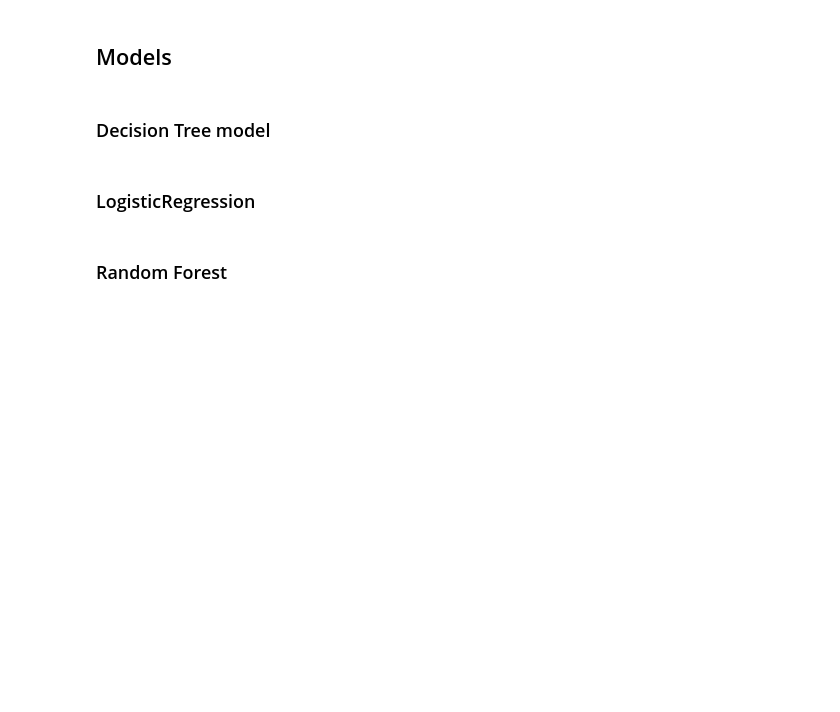
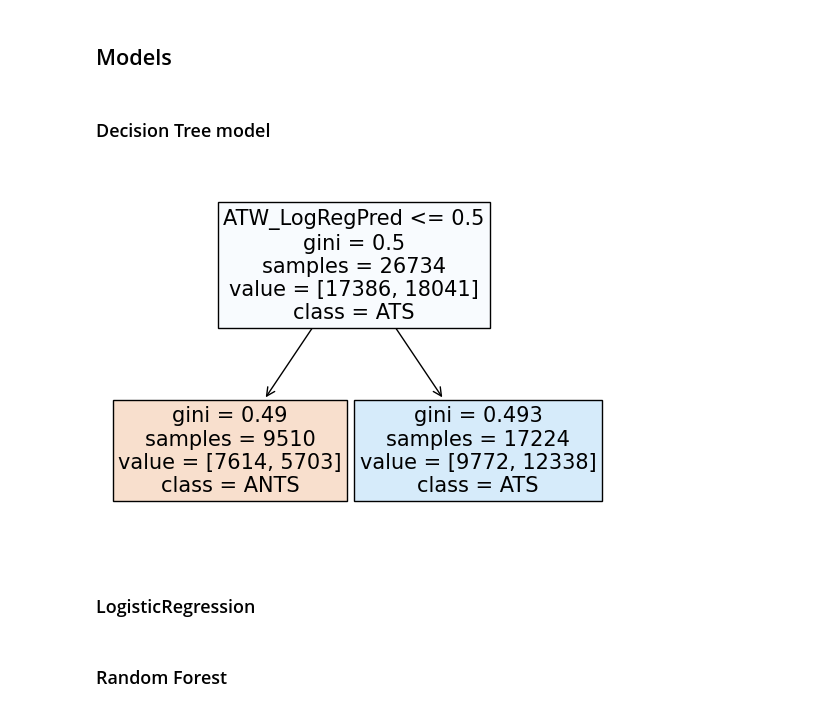
Before and after one commit to vittoN/ML-SOC, a Jupyter notebook: BothToScore/ATS Predictor.ipynb, the cells around one changed output. Drawn from its saved outputs; the diff is of its cells as text; code cells hidden in the pictures; blank space fills up the shorter version.

```diff
--- a/BothToScore/ATS Predictor.ipynb
+++ b/BothToScore/ATS Predictor.ipynb
@@ -25,13 +25,18 @@ features = [
 'RecentFormRatio', 'EloRatio'
 ]
 
+
+features = [
+ 'ATW_LogRegPred'
+]
+
 features2 = ['UltimoScontroDiretto', 'feat1', 'feat2']
 
 classWeight={1: 1, 0: 2}
 # %% [markdown]
 ## DATA
 # %%
-data = getFullData().copy()
+data = getCompleteATWData().copy()
 # data = pd.read_excel('../data/mergedSerieA.xlsx')
 
 dataU = data.dropna(subset=features2)
@@ -46,7 +51,7 @@ data['isOver'] = np.where(data['MatchGoal'] > 2.5, 1, 0)
 data['isATS'] = np.where(((data['FTAG'] > 0)), 1, 0)
 print('isATS:', round(100*data[data['isATS']==1]['isATS'].count() / len(data['isATS'])), '%')
 x_train, x_test, y_train, y_test = train_test_split(
-    data[features], data['isATS'], test_size=0.3, random_state=42, shuffle=True, stratify=data['isATS'])
+    data[features], data['isATS'], test_size=0.3, random_state=42, shuffle=True)#, stratify=data['isATS'])
 
 x_train = x_train.sort_index()
 x_test = x_test.sort_index()
@@ -85,6 +90,21 @@ decTreeModel = DecisionTreeClassifier(random_state=42, min_samples_split=80
 
 # dumpModel("Step1.joblib", decTreeModel)
 # decTreeModel = loadModel("Step1.joblib")
+# %%
+from sklearn import tree
+
+class_mapping = {
+    0: "ANTS",
+    1: "ATS"
+}
+
+
+tree.plot_tree(decTreeModel, feature_names=features, filled=True, fontsize=15               # ,proportion=True  # Mostra la proporzione delle classi
+               , class_names=pd.Series(decTreeModel.classes_).map(class_mapping) #['Away', 'Home',  'Draw']
+               )
+plt.show()
+# %% [output]
+[figure, added]
 # %% [markdown]
 ### LogisticRegression
 # %%
```
Also changed, not shown: parts of 4 cells of this notebook, 6 other files.
